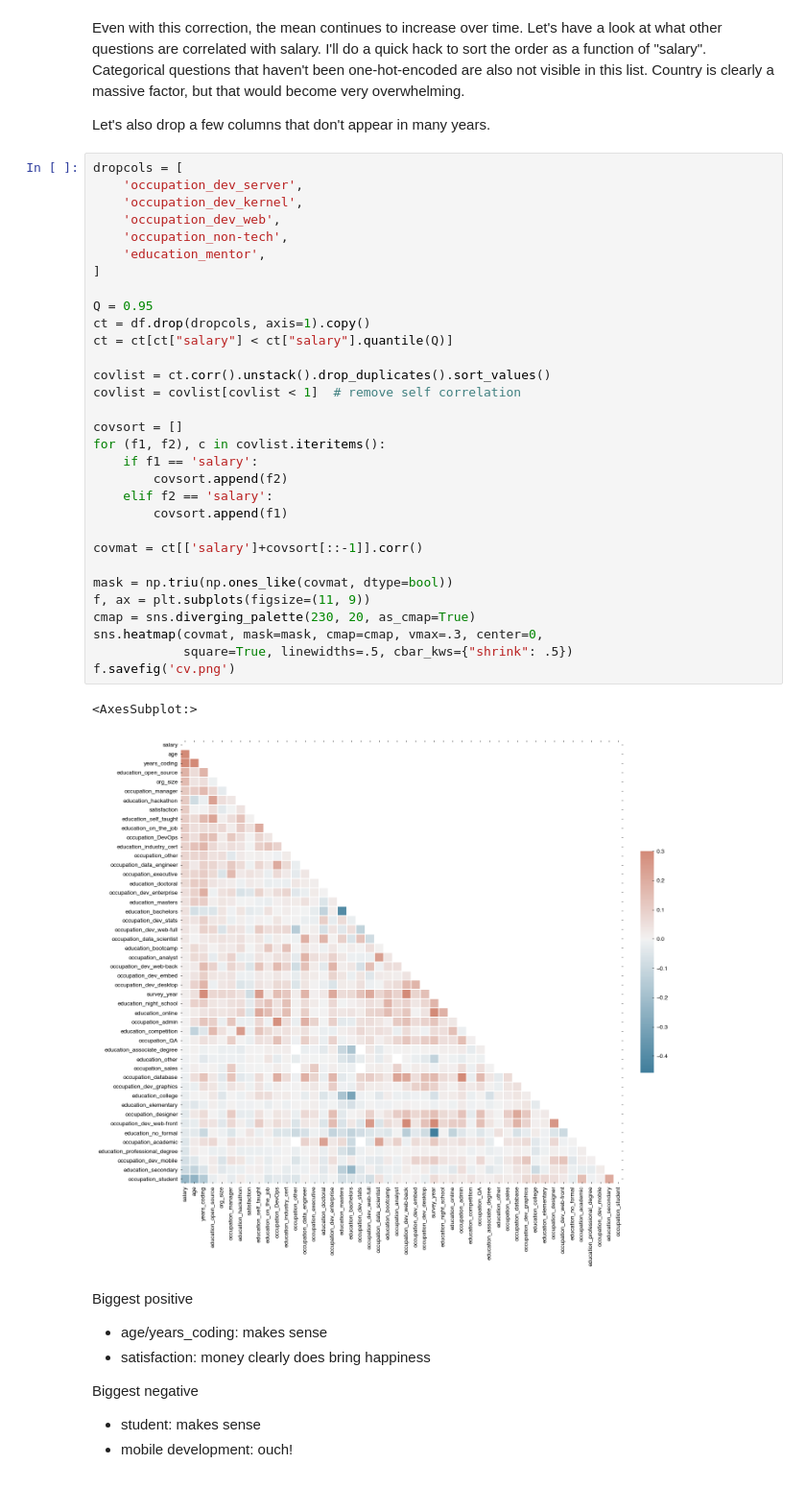
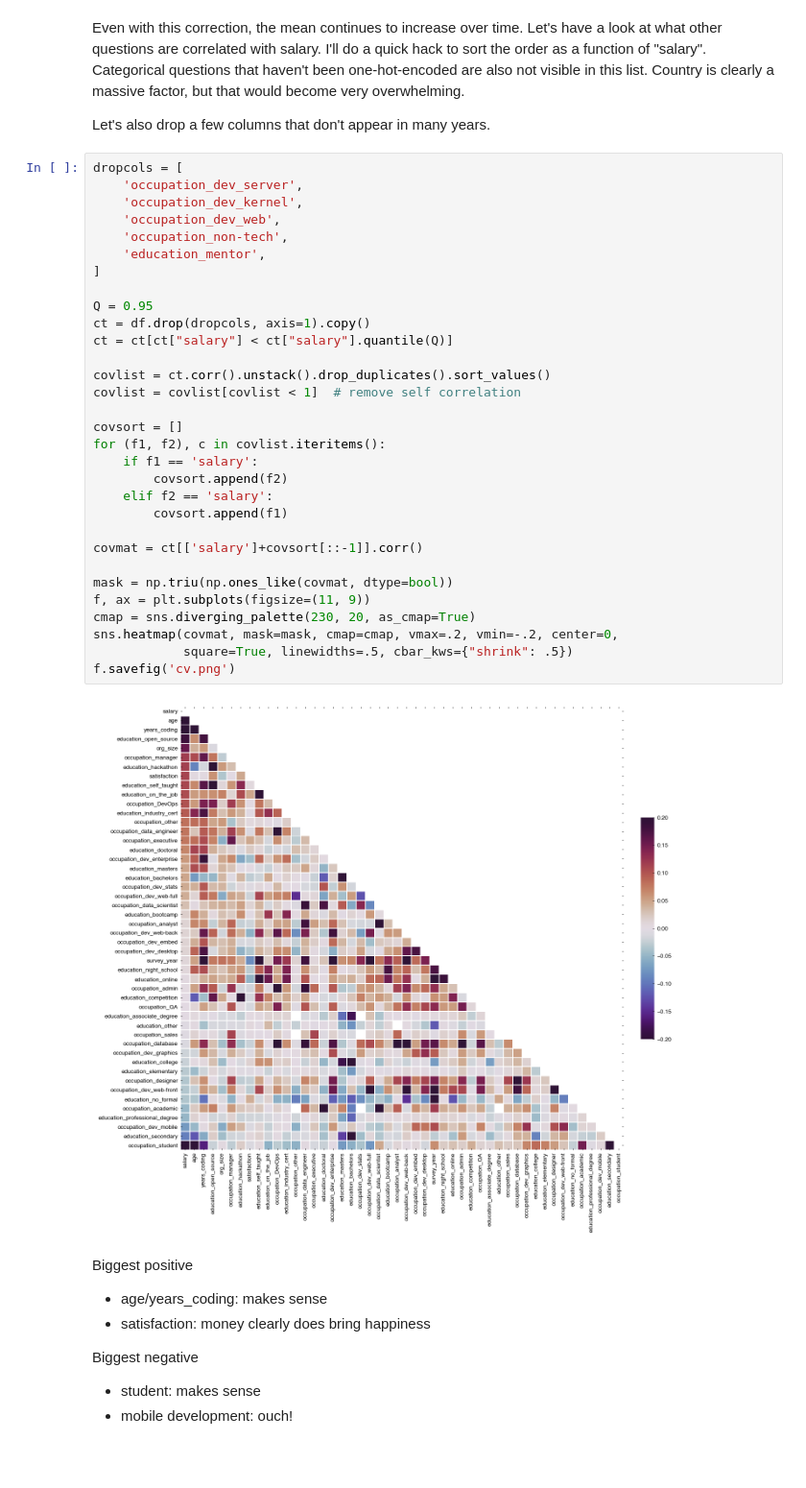
Before and after one commit to djlns/stackoverflow-insights, a Jupyter notebook: analysis.ipynb, the cells around one changed output. Shown at 96% size. Saved outputs shown, nothing was run; the diff lists cells and outputs as text.

Commit message:
fix: better cmap for covmap

```diff
--- a/analysis.ipynb
+++ b/analysis.ipynb
@@ -720,36 +713,35 @@ Let's also drop a few columns that don't appear in many years.
 dropcols = [
     'occupation_dev_server',
     'occupation_dev_kernel',
     'occupation_dev_web',
     'occupation_non-tech',
     'education_mentor',
 ]
 
 Q = 0.95
 ct = df.drop(dropcols, axis=1).copy()
 ct = ct[ct["salary"] < ct["salary"].quantile(Q)]
 
 covlist = ct.corr().unstack().drop_duplicates().sort_values()
 covlist = covlist[covlist < 1]  # remove self correlation
 
 covsort = []
 for (f1, f2), c in covlist.iteritems():
     if f1 == 'salary':
         covsort.append(f2)
     elif f2 == 'salary':
         covsort.append(f1)
 
 covmat = ct[['salary']+covsort[::-1]].corr()
 
 mask = np.triu(np.ones_like(covmat, dtype=bool))
 f, ax = plt.subplots(figsize=(11, 9))
 cmap = sns.diverging_palette(230, 20, as_cmap=True)
-sns.heatmap(covmat, mask=mask, cmap=cmap, vmax=.3, center=0,
+sns.heatmap(covmat, mask=mask, cmap=cmap, vmax=.2, vmin=-.2, center=0,
             square=True, linewidths=.5, cbar_kws={"shrink": .5})
 f.savefig('cv.png')
 # %% [output]
-<AxesSubplot:>
-[figure, old version]
+[figure, new version]
 # %% [markdown]
 Biggest positive
 - age/years_coding: makes sense
```
Also changed, not shown: parts of 10 cells of this notebook, 5 other files.
